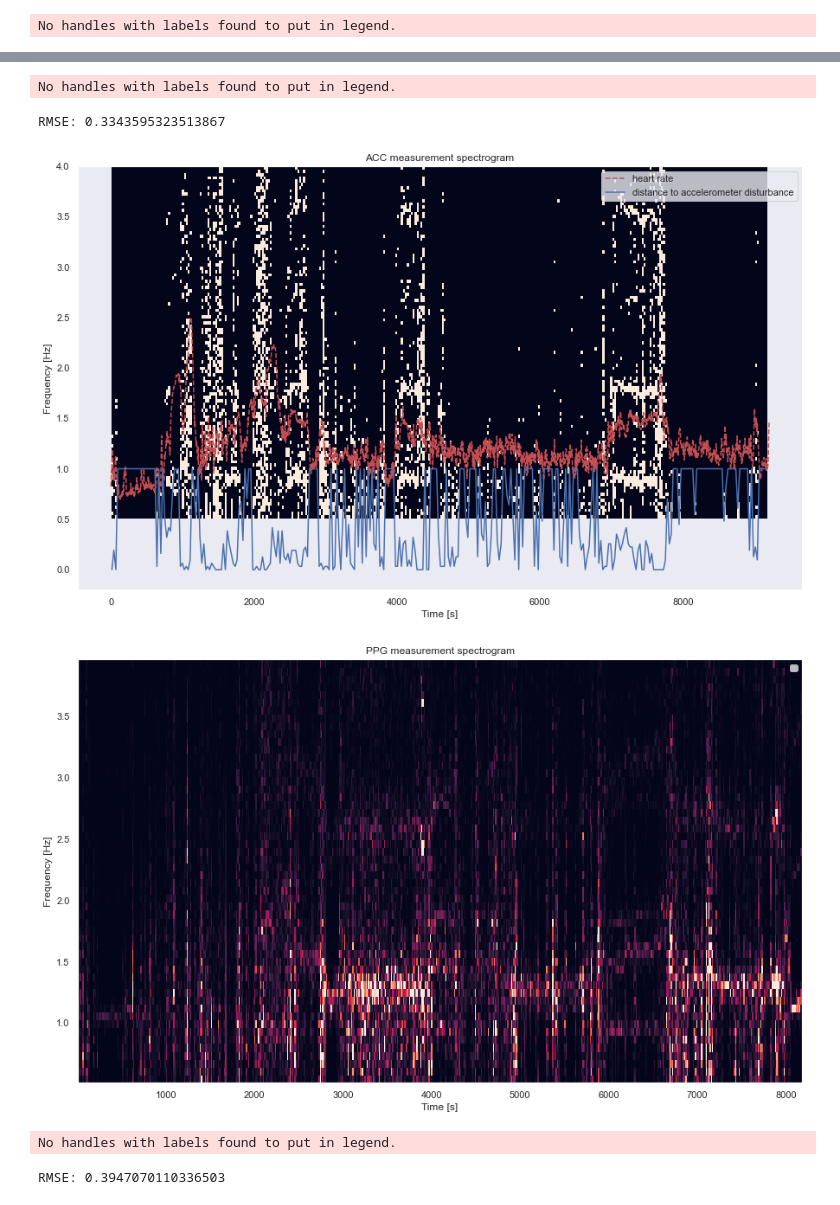
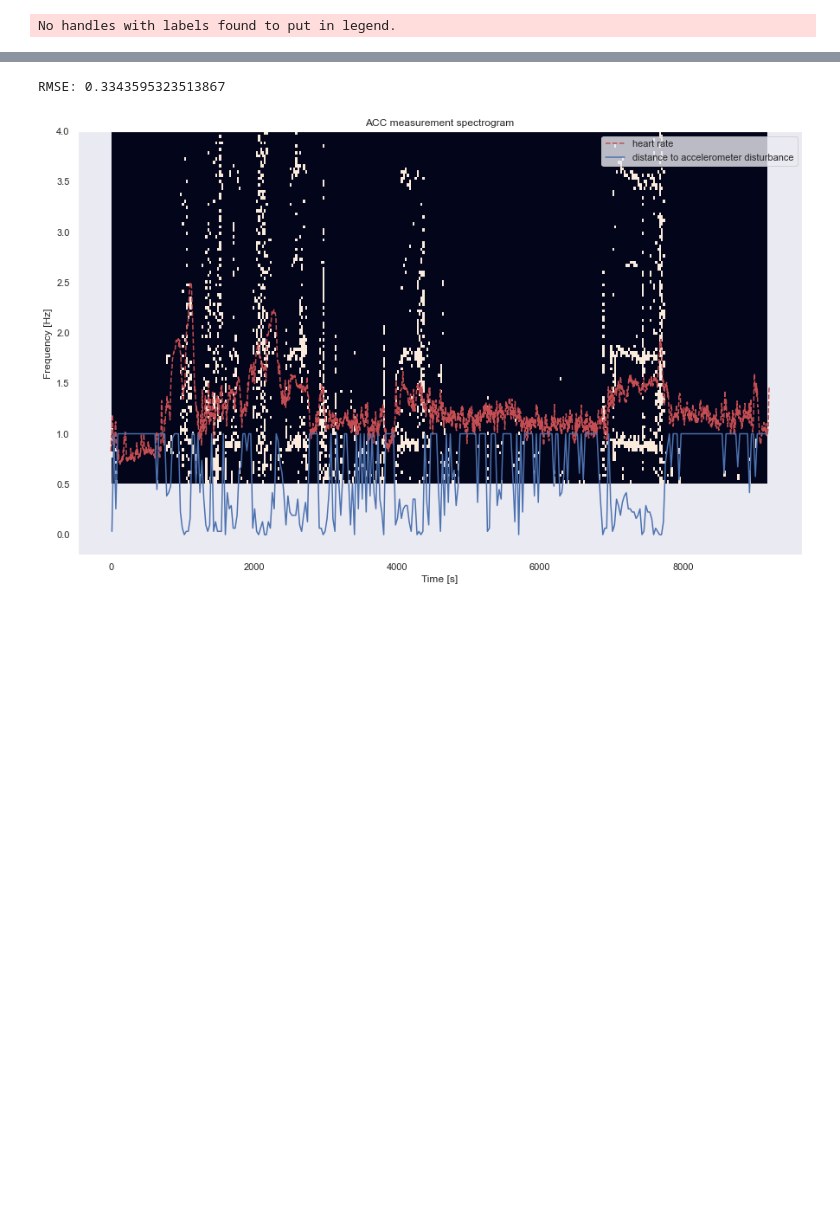
Before and after one commit to pennfranc/adm-ppg-analysis, a Jupyter notebook: data_analysis.ipynb, the cells around one changed output, grey strips where cells are left out. Drawn from its saved outputs; the diff is of its cells as text; code cells hidden in the pictures; blank space fills up the shorter version.

```diff
--- a/data_analysis.ipynb
+++ b/data_analysis.ipynb
@@ -10,7 +10,7 @@ from sklearn.metrics import r2_score, mean_squared_error
 from data_loader import load_pickle, unpack_data
 sns.set()
 
-N_SUBJECTS = 15
+N_SUBJECTS = 1
 # %%
 datasets = []
 for i in range(1, N_SUBJECTS + 1):
@@ -38,7 +38,7 @@ def compute_distances(Sxx, f_acc, hr, default_val):
 
     return np.array(distances)
 # %%
-acc_threshold_percentile = 90
+acc_threshold_percentile = 95
 distances_default_value = 1
 
 fs_ppg = 64
@@ -51,7 +51,7 @@ activity_list = []
 
 for dataset in datasets:
 
-    ppg, acc, hr, activity, _ = unpack_data(dataset)
+    ppg, acc, hr, activity, _= unpack_data(dataset)
 
     hr_timestamps = np.arange(0, len(hr) * 2, 2)
     hr_interpolation = interpolate.interp1d(hr_timestamps, hr)
@@ -86,36 +86,32 @@ for dataset in datasets:
     #plt.plot(hr_timestamps, hr, 'r--', label='heart rate')
     #plt.plot(t_ppg, ppg_estimate, 'g--', label='ppg heart rate estimate')
     plt.legend()
     plt.show()
 
     ### plot acc spectrogram
     plt.figure(figsize=(15, 9))
     #plt.pcolormesh(t_acc, f_acc, Sxx_acc_clipped, shading='flat')
     Sxx_acc_above_threshold = (Sxx_acc > np.percentile(Sxx_acc.flatten(), acc_threshold_percentile)).astype(int)
     plt.pcolormesh(t_acc, f_acc, Sxx_acc_above_threshold, shading='flat')
     plt.title('ACC measurement spectrogram')
     plt.plot(hr_timestamps, hr, 'r--', label='heart rate')
     plt.ylabel('Frequency [Hz]')
     plt.xlabel('Time [s]')
 
     ### plot distance metric
     hr_at_acc_timestamps = hr_interpolation(t_acc)
     distances = compute_distances(Sxx_acc_above_threshold, f_acc, hr_at_acc_timestamps, distances_default_value)
     plt.plot(t_acc, distances, label='distance to accelerometer disturbance')
     plt.legend()
 
     ### save relevant data
     activity_subsample = activity[(t_acc * 4).astype(int)]
     distances_list.append(distances)
     activity_list.append(activity_subsample)
 
     print('RMSE:', math.sqrt(mean_squared_error(hr_interpolation(t_ppg), ppg_estimate)))
 # %% [output]
 No handles with labels found to put in legend.
 [figure]
-No handles with labels found to put in legend.
+RMSE: 0.3343595323513867
-RMSE: 0.3343595323513867
-[figure, old version]
+[figure, new version]
-[figure, removed]
-No handles with labels found to put in legend.
-RMSE: 0.3947070110336503
```
Also changed, not shown: parts of 5 cells of this notebook, 2 other files.
